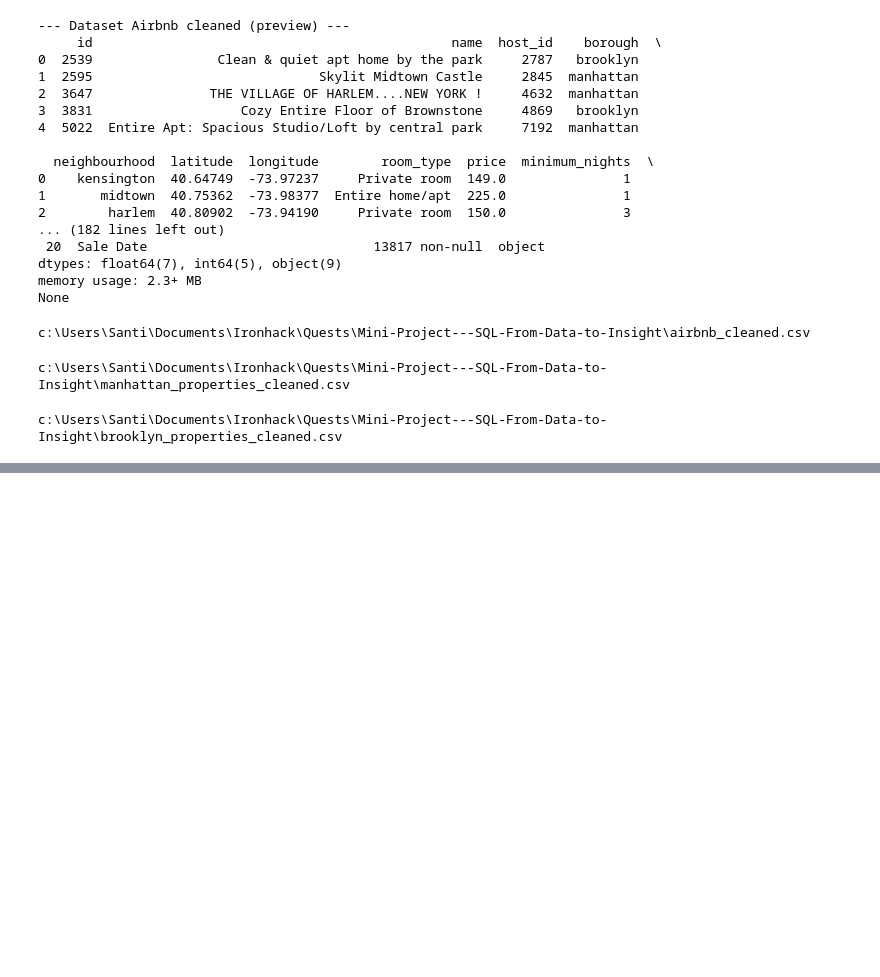
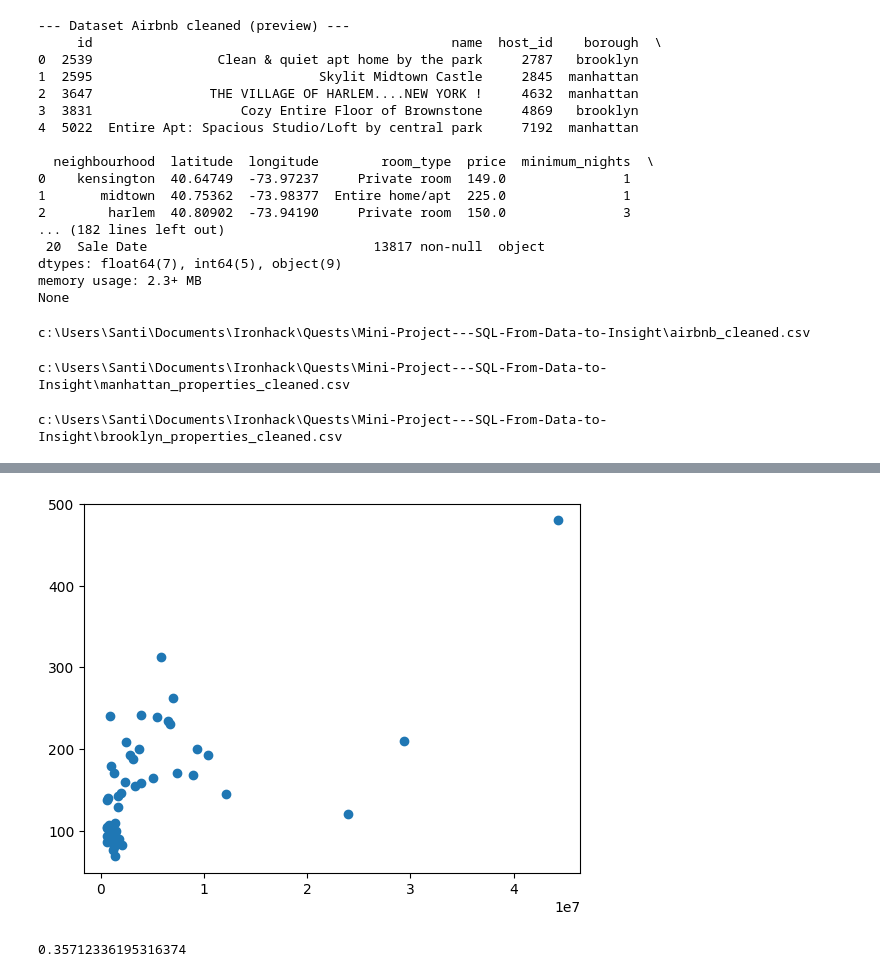
Before and after one commit to CelestineT/Mini-Project---SQL-From-Data-to-Insight, a Jupyter notebook: Mini_Project_SQL_From_Data_To_Inisght_.ipynb, the cells around one changed output, grey strips where cells are left out. Drawn from its saved outputs; the diff is of its cells as text; code cells hidden in the pictures; blank space fills up the shorter version.

```diff
--- a/Mini_Project_SQL_From_Data_To_Inisght_.ipynb
+++ b/Mini_Project_SQL_From_Data_To_Inisght_.ipynb
@@ -1,10 +1,12 @@
 # %%
 import pandas as pd
 from sklearn.preprocessing import StandardScaler
+import seaborn as sns
+import matplotlib.pyplot as plt
 
-Brooklyn_property_sales_file_path = 'Data\Raw\Brooklyn_2019.csv'
-Manhattan_property_sales_file_path = 'Data\Raw\Manhattan_2019.csv'
-airbnb_file_path = 'Data\Raw\AB_NYC_2019.csv'
+Brooklyn_property_sales_file_path = r'Data\Raw\Brooklyn_2019.csv'
+Manhattan_property_sales_file_path = r'Data\Raw\Manhattan_2019.csv'
+airbnb_file_path = r'Data\Raw\AB_NYC_2019.csv'
 
 # Loading the Airbnb dataset
 df_airbnb = pd.read_csv(airbnb_file_path, encoding='utf-8')
@@ -978,0 +1015,20 @@ plt.show()
+# %%
+x = full_market['avg_property_price']
+y = full_market['avg_daily_price']
+
+plt.scatter(x, y)
+
+plt.show()
+print(corr)
+# %% [output]
+[figure, added]
+# %%
+# Convert dataframe into series
+l1 = full_market['neighborhood_share']
+l2 = full_market['market_share_percent']
+
+# Apply the pearsonr()
+corr, _ = pearsonr(l1, l2)
+print(corr)
+# %% [output]
+0.35712336195316374
```
Also changed, not shown: parts of 17 cells of this notebook, 13 other files.
